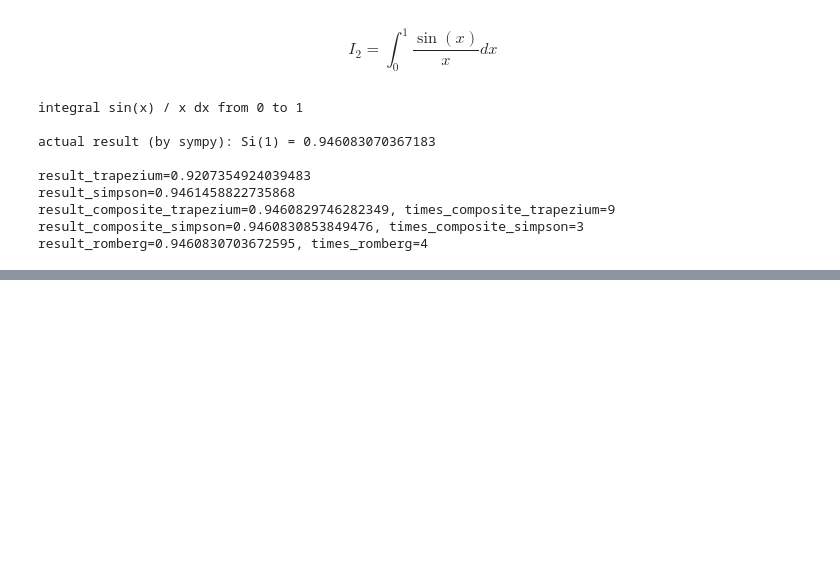
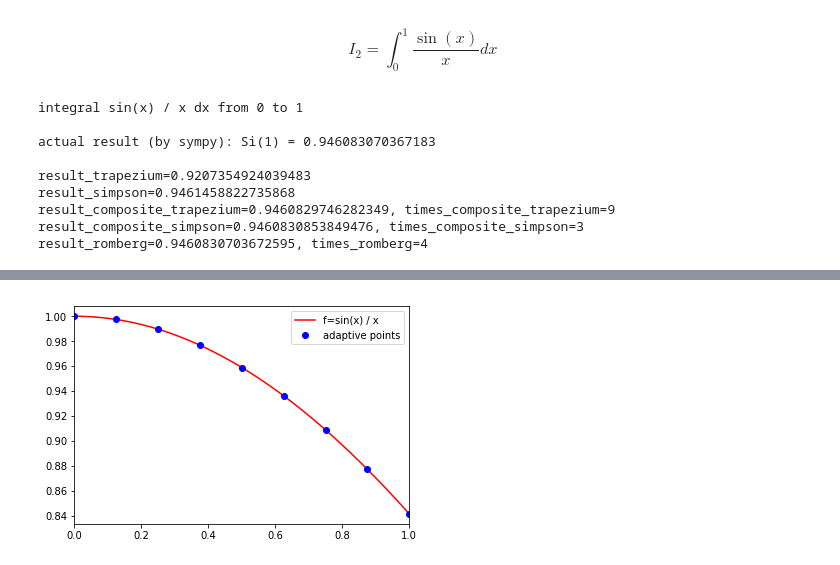
Before and after one commit to cdfmlr/NumericalAnalysis, a Jupyter notebook: ex4/src/ex4.ipynb, the cells around one changed output, grey strips where cells are left out. Saved outputs shown, nothing was run; the diff lists cells and outputs as text; code cells hidden in the pictures; blank space fills up the shorter version.

```diff
--- a/ex4/src/ex4.ipynb
+++ b/ex4/src/ex4.ipynb
@@ -403,0 +501,27 @@ result_romberg=0.9460830703672595, times_romberg=4
+# %%
+import math
+
+def f(x):
+    if not isinstance(x, float):
+        x = float(x)
+    return math.sin(x) / x
+
+# actual result (by sympy): Si(1) = 0.946083070367183
+
+I, m, p = adaptsim(f, 1e-64, 1)
+
+# 画图
+import matplotlib.pyplot as plt
+
+xf = np.linspace(1e-64, 1)
+yf = [f(x) for x in xf]
+
+yp = [f(x) for x in p]
+
+plt.plot(xf, yf, 'r-', label='f=sin(x) / x')
+plt.plot(p, yp, 'bo', label='adaptive points')
+plt.legend()
+plt.xlim(0, 1)
+plt.show()
+# %% [output]
+[figure, added]
```
Also changed, not shown: parts of 10 cells of this notebook, 2 other files.
